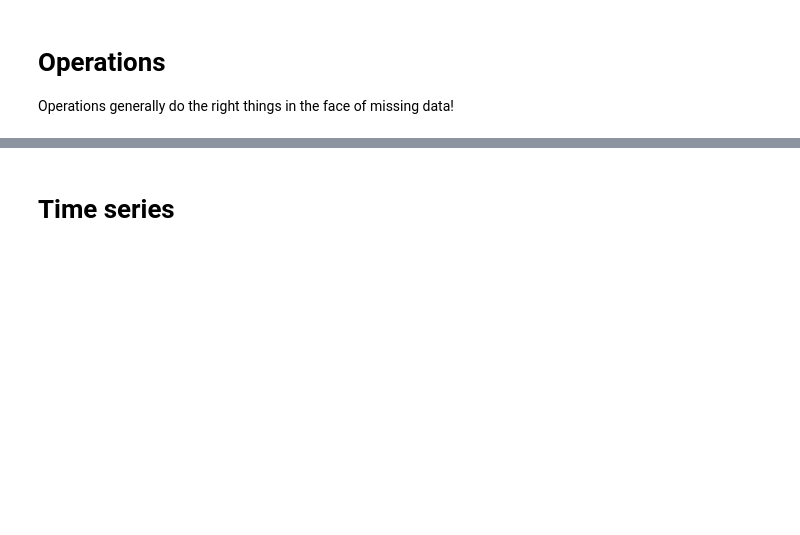
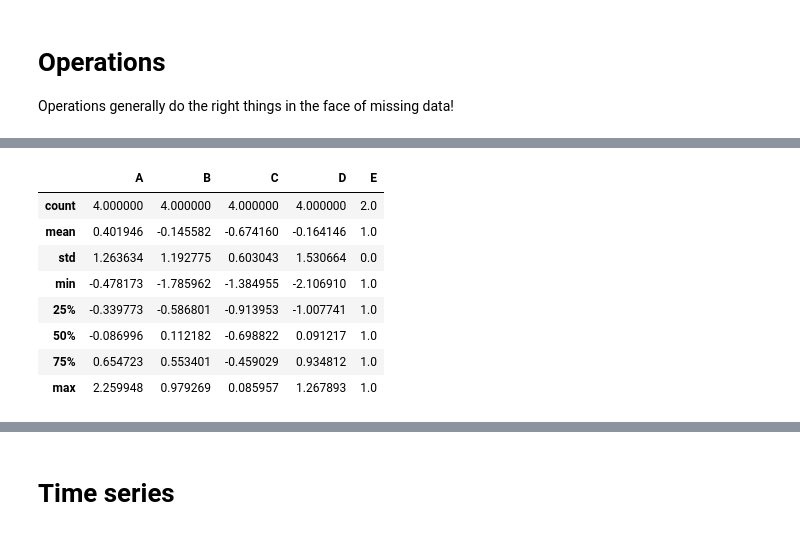
Before and after one commit to AaltoSciComp/python-r-data-analysis-course, a Jupyter notebook: python/04_Pandas.ipynb, the cells around one changed output, grey strips where cells are left out. Drawn from its saved outputs; the diff is of its cells as text; code cells hidden in the pictures; blank space fills up the shorter version.

```diff
--- a/python/04_Pandas.ipynb
+++ b/python/04_Pandas.ipynb
@@ -312,2 +196,14 @@ Operations generally do the right things in the face of missing data!
+# %%
+df1.describe()
+# %% [output]
+|  | A | B | C | D | E |
+| count | 4.000000 | 4.000000 | 4.000000 | 4.000000 | 2.0 |
+| mean | 0.401946 | -0.145582 | -0.674160 | -0.164146 | 1.0 |
+| std | 1.263634 | 1.192775 | 0.603043 | 1.530664 | 0.0 |
+| min | -0.478173 | -1.785962 | -1.384955 | -2.106910 | 1.0 |
+| 25% | -0.339773 | -0.586801 | -0.913953 | -1.007741 | 1.0 |
+| 50% | -0.086996 | 0.112182 | -0.698822 | 0.091217 | 1.0 |
+| 75% | 0.654723 | 0.553401 | -0.459029 | 0.934812 | 1.0 |
+| max | 2.259948 | 0.979269 | 0.085957 | 1.267893 | 1.0 |
 # %%
 df.mean()
```
Also changed, not shown: parts of 83 cells of this notebook.
